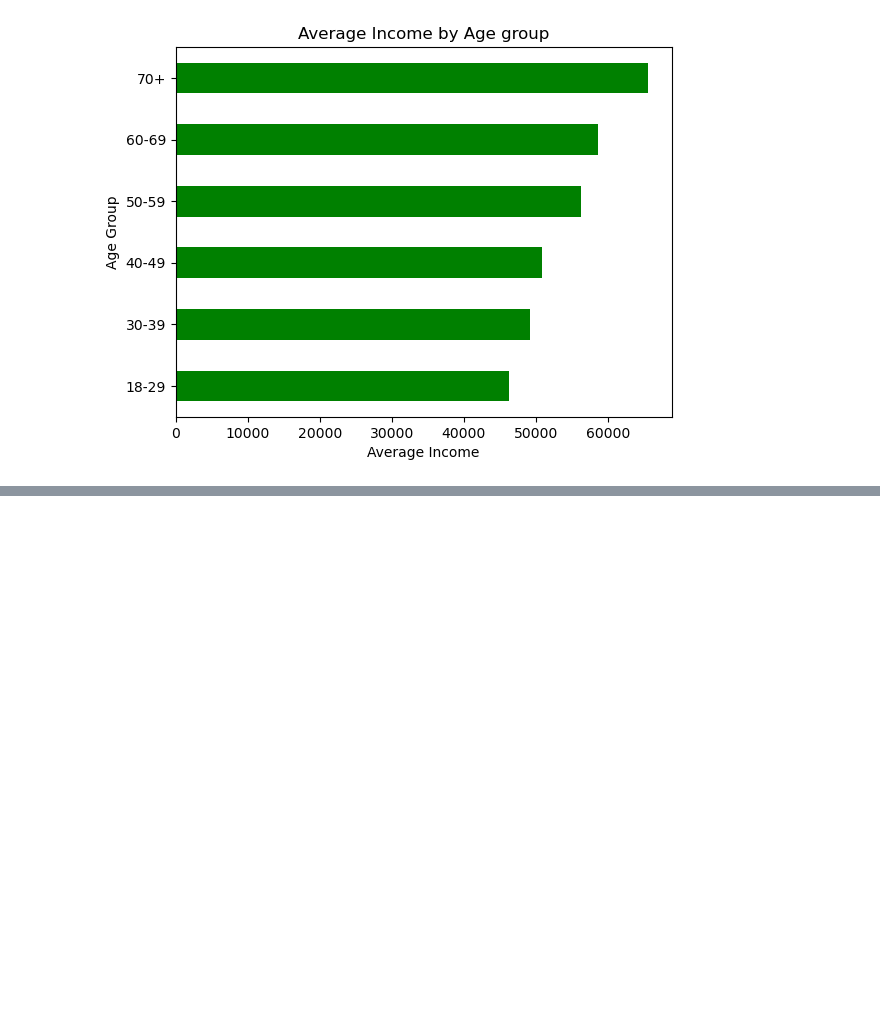
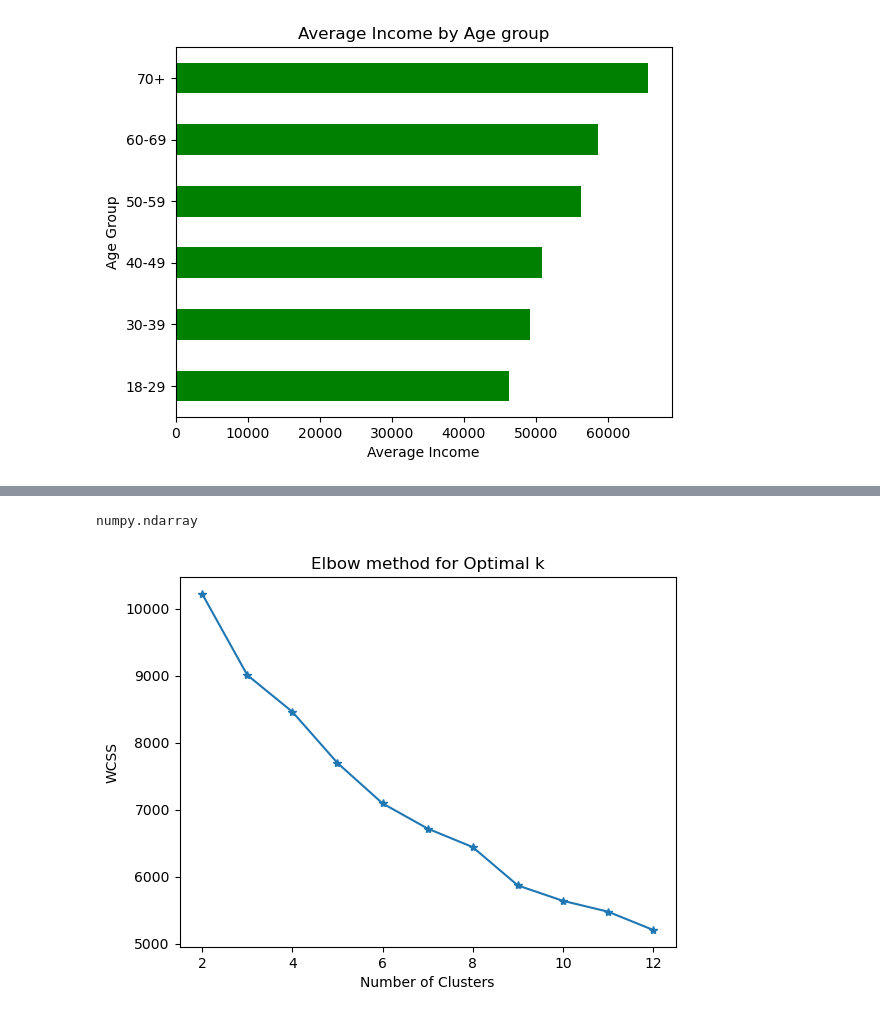
Before and after one commit to PhinehasBerko/customer-segmentation-project, a Jupyter notebook: code/customer-segment-analysis.ipynb, the cells around one changed output, grey strips where cells are left out. Saved outputs shown, nothing was run; the diff lists cells and outputs as text; code cells hidden in the pictures; blank space fills up the shorter version.

```diff
--- a/code/customer-segment-analysis.ipynb
+++ b/code/customer-segment-analysis.ipynb
@@ -370,0 +386,4 @@ plt.show();
+# %%
+features = ["Age", "Income",'Recency',"NumWebPurchases","NumStorePurchases",'Total_Spending','NumWebVisitsMonth']
+
+X = df[features].copy()
@@ -370,0 +399,21 @@ plt.show();
+# %%
+scaler = StandardScaler()
+
+X_scaler = scaler.fit_transform(X)
+# %% [output]
+numpy.ndarray
+# %%
+wcss = []
+
+for i in range(2,13):
+    kmeans = KMeans(n_clusters= i)
+    kmeans.fit(X_scaler)
+    wcss.append(kmeans.inertia_)
+# %%
+plt.plot(range(2,13),wcss, marker = "*")
+plt.title("Elbow method for Optimal k")
+plt.xlabel("Number of Clusters")
+plt.ylabel("WCSS")
+plt.show()
+# %% [output]
+[figure, added]
```
Also changed, not shown: parts of 3 cells of this notebook.
